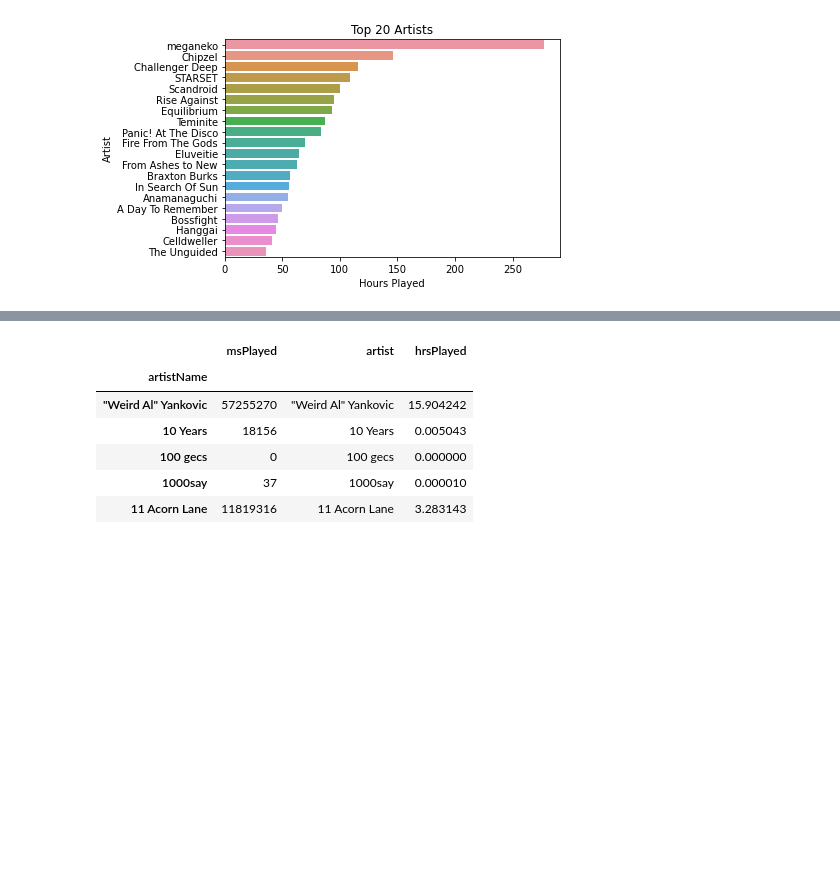
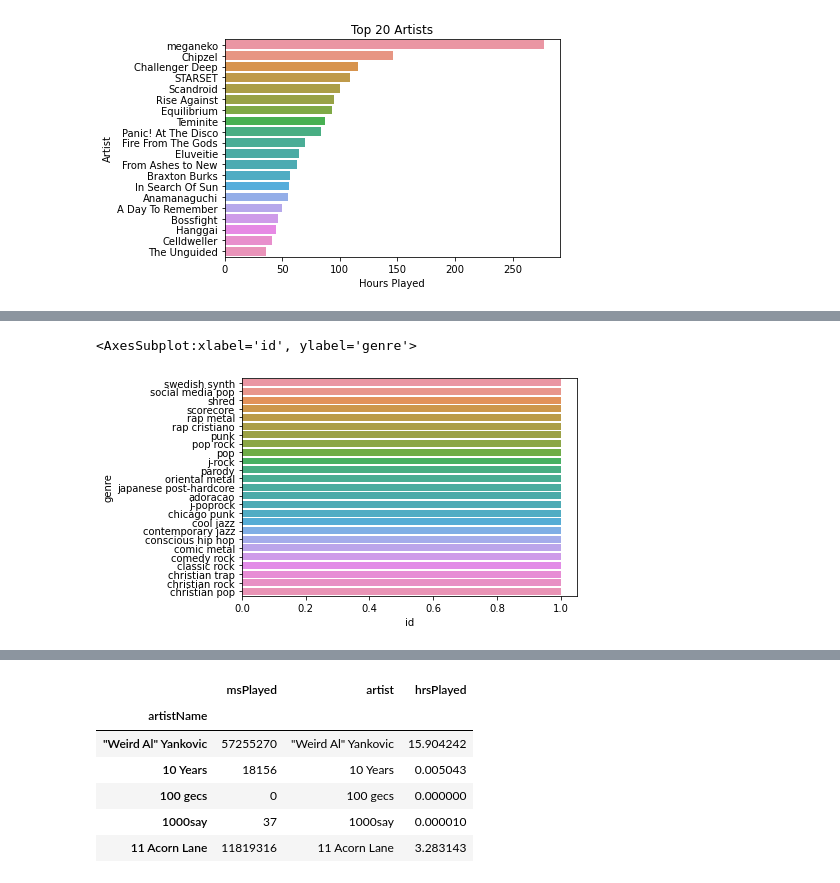
Before and after one commit to Duke02/Spotify-Listening-Analysis, a Jupyter notebook: Related-Artists.ipynb, the cells around one changed output, grey strips where cells are left out. Drawn from its saved outputs; the diff is of its cells as text; code cells hidden in the pictures; blank space fills up the shorter version.

```diff
--- a/Related-Artists.ipynb
+++ b/Related-Artists.ipynb
@@ -126,3 +161,8 @@ ax.set(ylabel='Genre')
+# %%
+sns.barplot(data=genres_df[genres_df['id'] == 1][20:45], x='id', y='genre', orient='h')
+# %% [output]
+<AxesSubplot:xlabel='id', ylabel='genre'>
+[figure, added]
 # %%
 artists_big_df_raw.head()
 # %% [output]
```
Also changed, not shown: parts of 8 cells of this notebook, 1 other file.
